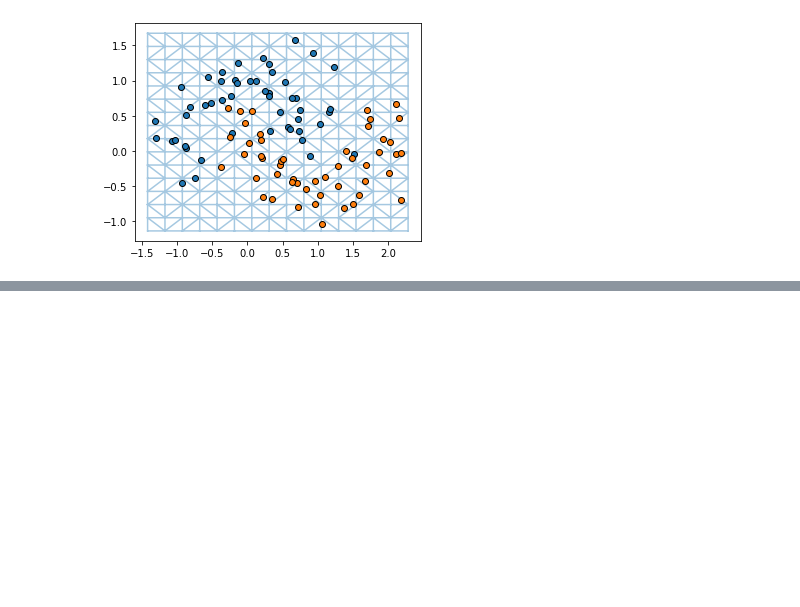
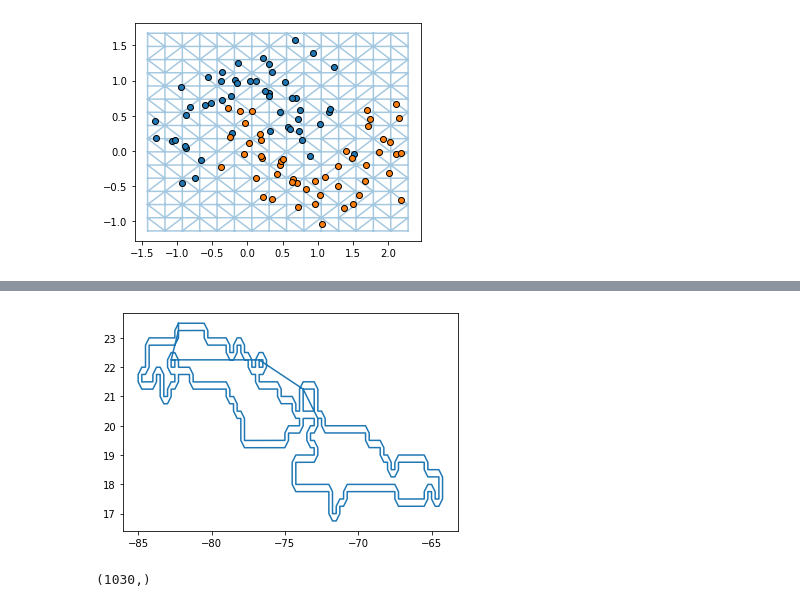
Before and after one commit to danieljtait/tenfem, a Jupyter notebook: examples/notebooks/pde_gp.ipynb, the cells around one changed output, grey strips where cells are left out. Drawn from its saved outputs; the diff is of its cells as text; code cells hidden in the pictures; blank space fills up the shorter version.

```diff
--- a/examples/notebooks/pde_gp.ipynb
+++ b/examples/notebooks/pde_gp.ipynb
@@ -417,0 +438,13 @@ plt.hist(land_reference)
+# %%
+p = cs.collections[0].get_paths()[0]
+v = p.vertices
+# %%
+fig, ax = plt.subplots()
+ax.plot(v[:, 0], v[:, 1], '-')
+plt.show()
+# %% [output]
+[figure, added]
+# %%
+land_reference[land_reference > 100].shape
+# %% [output]
+(1030,)
```
Also changed, not shown: parts of 17 cells of this notebook, 3 other files.
